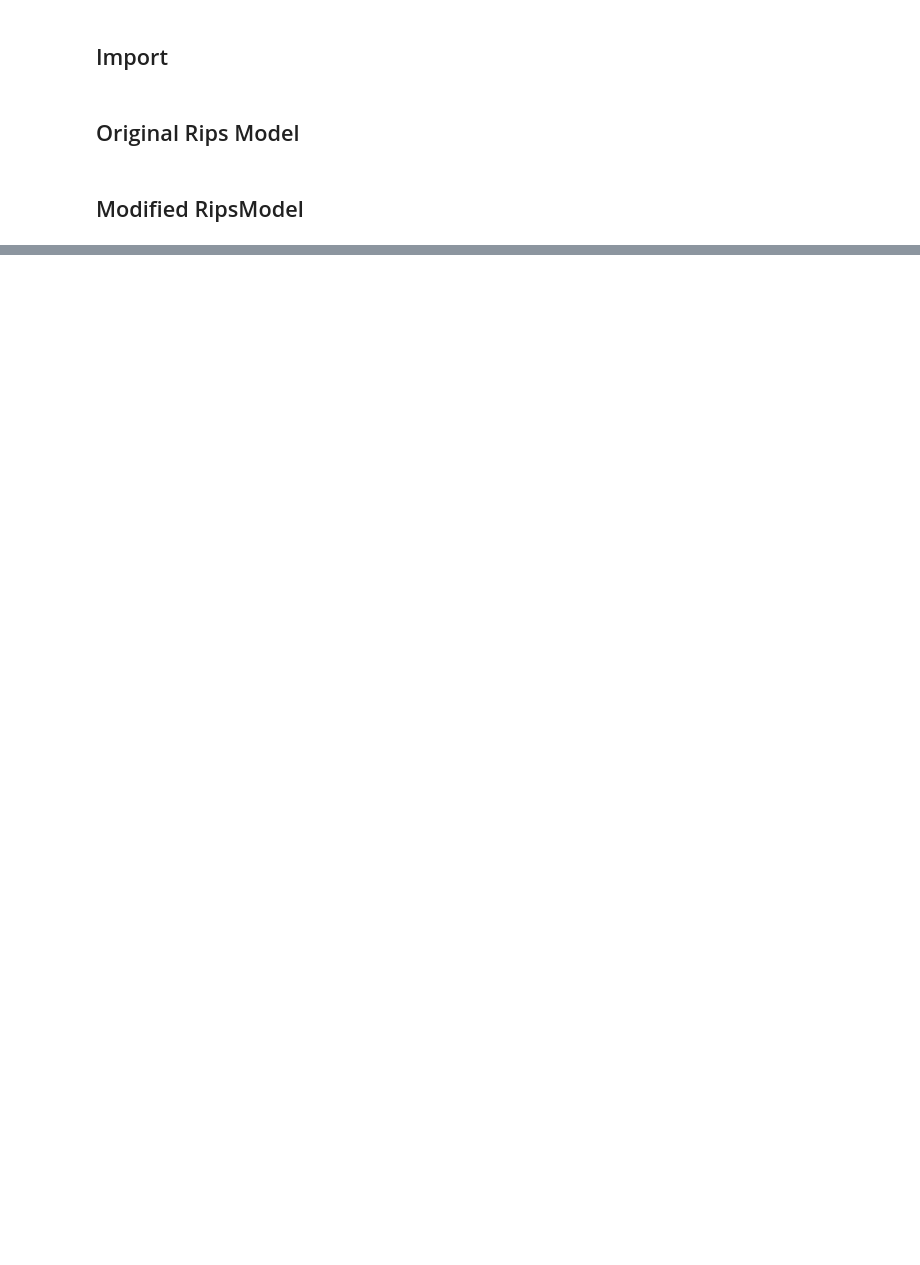
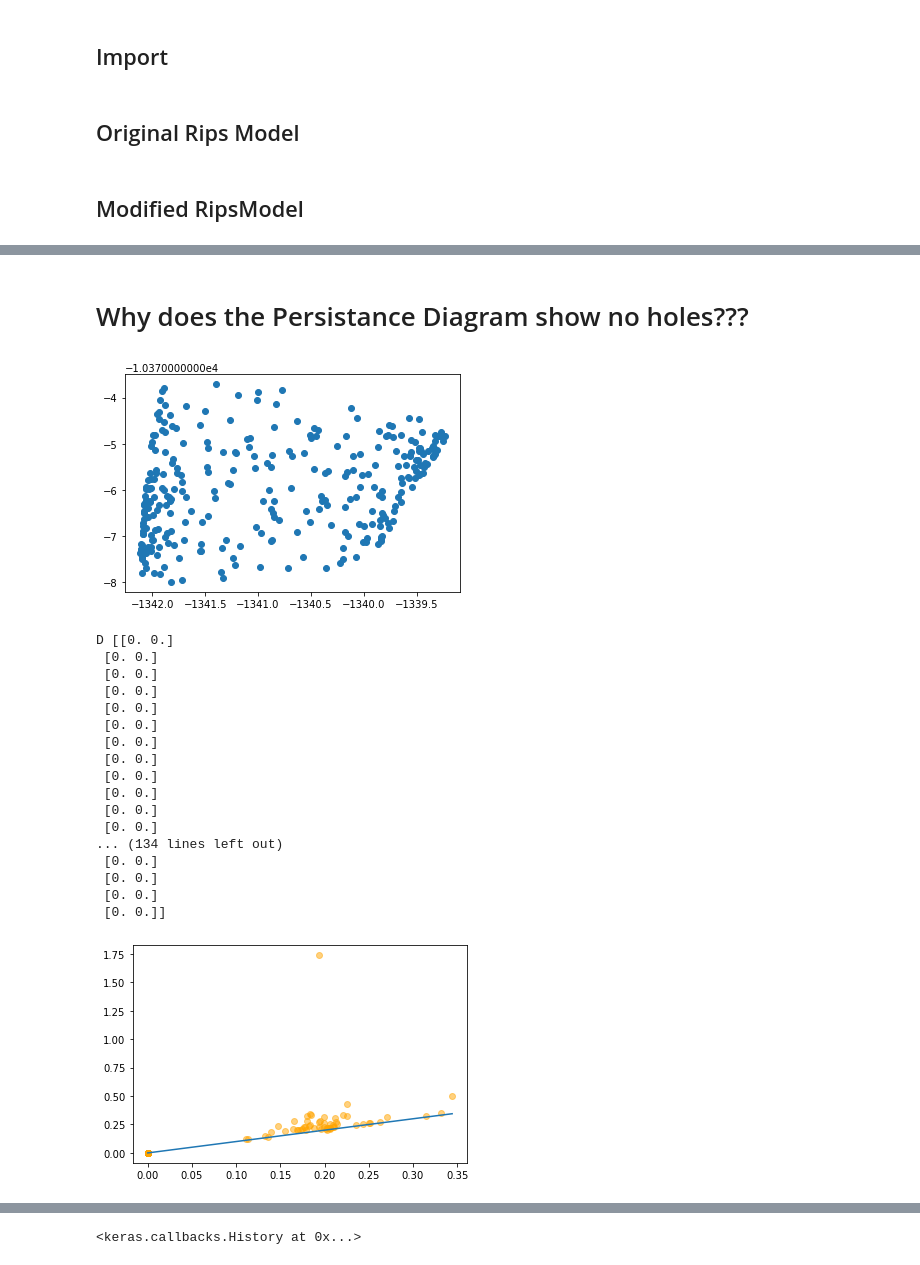
Before and after one commit to s-helal/pp-w-nn, a Jupyter notebook: NN.ipynb, the cells around one changed output, grey strips where cells are left out. Saved outputs shown, nothing was run; the diff lists cells and outputs as text; code cells hidden in the pictures; blank space fills up the shorter version.

```diff
--- a/NN.ipynb
+++ b/NN.ipynb
@@ -452,0 +358,49 @@ Epoch 3/3
+# %% [markdown]
+# Why does  the Persistance Diagram show no holes???
+# %%
+n_samples = 300
+model = tf.keras.models.Sequential([
+        tf.keras.layers.Flatten(input_shape=(3, )),
+        tf.keras.layers.Dense(3, activation='sigmoid',
+                              kernel_initializer=initializers.RandomNormal(stddev=1),
+                              bias_initializer='zeros'),
+        tf.keras.layers.Dense(3, activation='sigmoid',
+                              kernel_initializer=initializers.RandomNormal(stddev=1),
+                              bias_initializer='zeros'),
+        tf.keras.layers.Dense(3, activation='sigmoid',
+                              kernel_initializer=initializers.RandomNormal(stddev=1),
+                              bias_initializer='zeros'),
+        tf.keras.layers.Dense(3, activation='sigmoid',
+                              kernel_initializer=initializers.RandomNormal(stddev=1),
+                              bias_initializer='zeros'),
+        tf.keras.layers.Dense(3, activation='sigmoid',
+                              kernel_initializer=initializers.RandomNormal(stddev=1),
+                              bias_initializer='zeros'),
+        tf.keras.layers.Dense(2, activation='sigmoid',
+                              kernel_initializer=initializers.RandomNormal(stddev=1),
+                              bias_initializer='zeros'),
+        tf.keras.layers.Dense(2)
+        ])
+model.compile(loss=CustomAccuracy1(),optimizer = tf.keras.optimizers.Adam(
+    learning_rate=0.01, name='Adam'),run_eagerly=True)
+model.fit(X, X,epochs=1,batch_size=n_samples)
+# %% [output]
+[figure, added]
+D [[0. 0.]
+ [0. 0.]
+ [0. 0.]
+ [0. 0.]
+ [0. 0.]
+ [0. 0.]
+ [0. 0.]
+ [0. 0.]
+ [0. 0.]
+ [0. 0.]
+ [0. 0.]
+ [0. 0.]
+... (134 lines left out)
+ [0. 0.]
+ [0. 0.]
+ [0. 0.]
+ [0. 0.]]
+[figure, added]
@@ -452,0 +408 @@ Epoch 3/3
+<keras.callbacks.History at 0x...>
```
Also changed, not shown: parts of 21 cells of this notebook.
